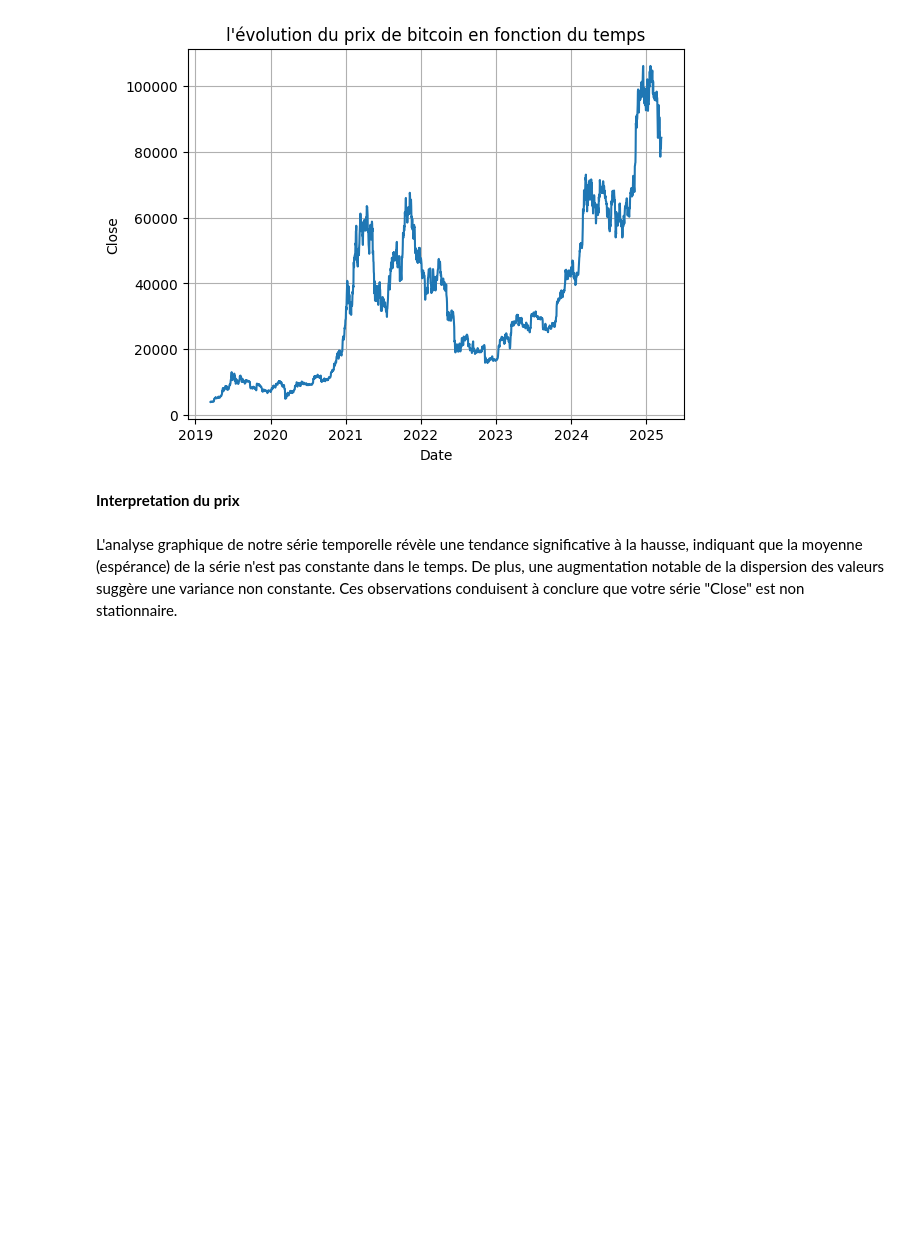
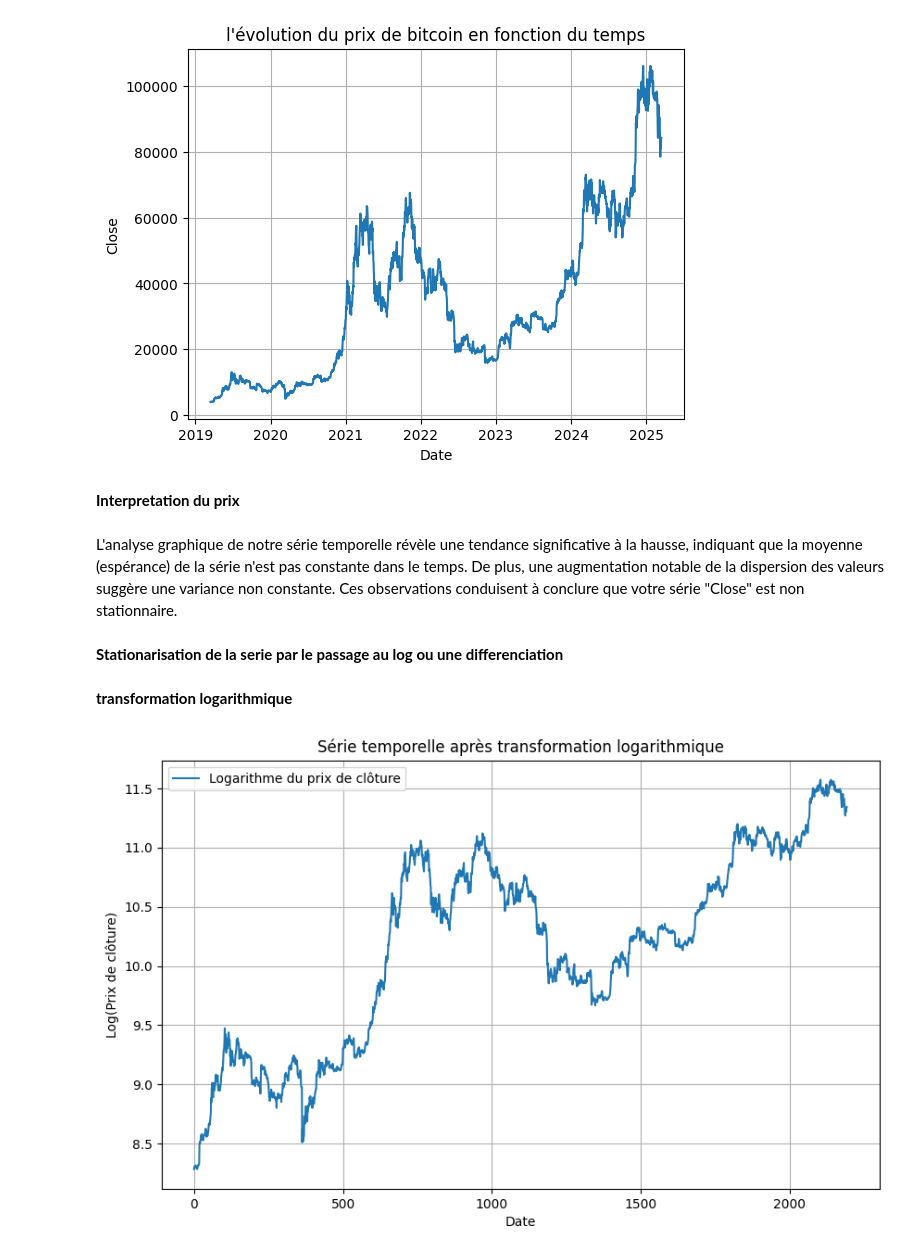
Before and after one commit to hinimdoumorsia/projet_Series_chronologiques, a Jupyter notebook: Preprocessing.ipynb, the cells around one changed output. Saved outputs shown, nothing was run; the diff lists cells and outputs as text; code cells hidden in the pictures; blank space fills up the shorter version.

```diff
--- a/Preprocessing.ipynb
+++ b/Preprocessing.ipynb
@@ -459,0 +460,16 @@ plt.show()
+# %% [markdown]
+**Stationarisation de la serie par le passage au log ou une differenciation**
+# %% [markdown]
+**transformation logarithmique**
+# %%
+data['Close_log'] = np.log(data['Close'])
+plt.figure(figsize=(10, 6))
+plt.plot(data.index, data['Close_log'], label='Logarithme du prix de clôture')
+plt.xlabel('Date')
+plt.ylabel('Log(Prix de clôture)')
+plt.title('Série temporelle après transformation logarithmique')
+plt.legend()
+plt.grid()
+plt.show()
+# %% [output]
+[figure, added]
```
Also changed, not shown: parts of 3 cells of this notebook.
